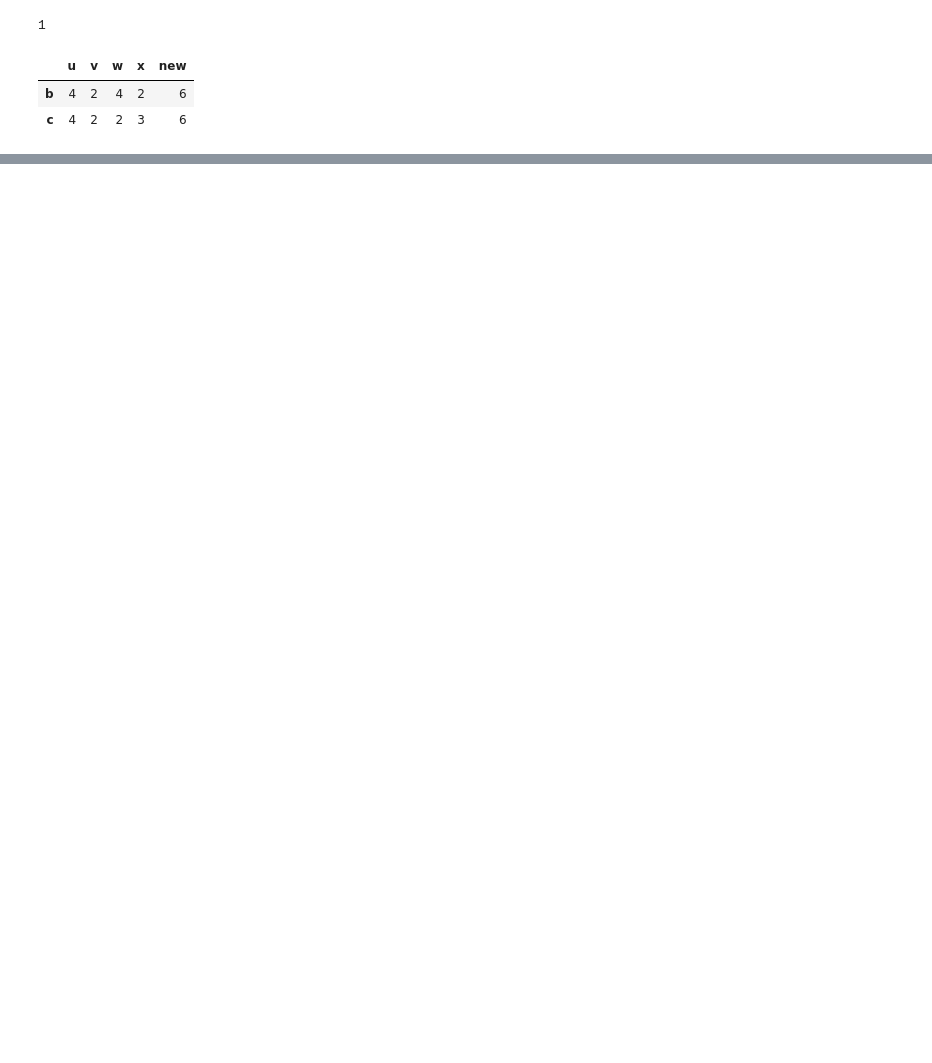
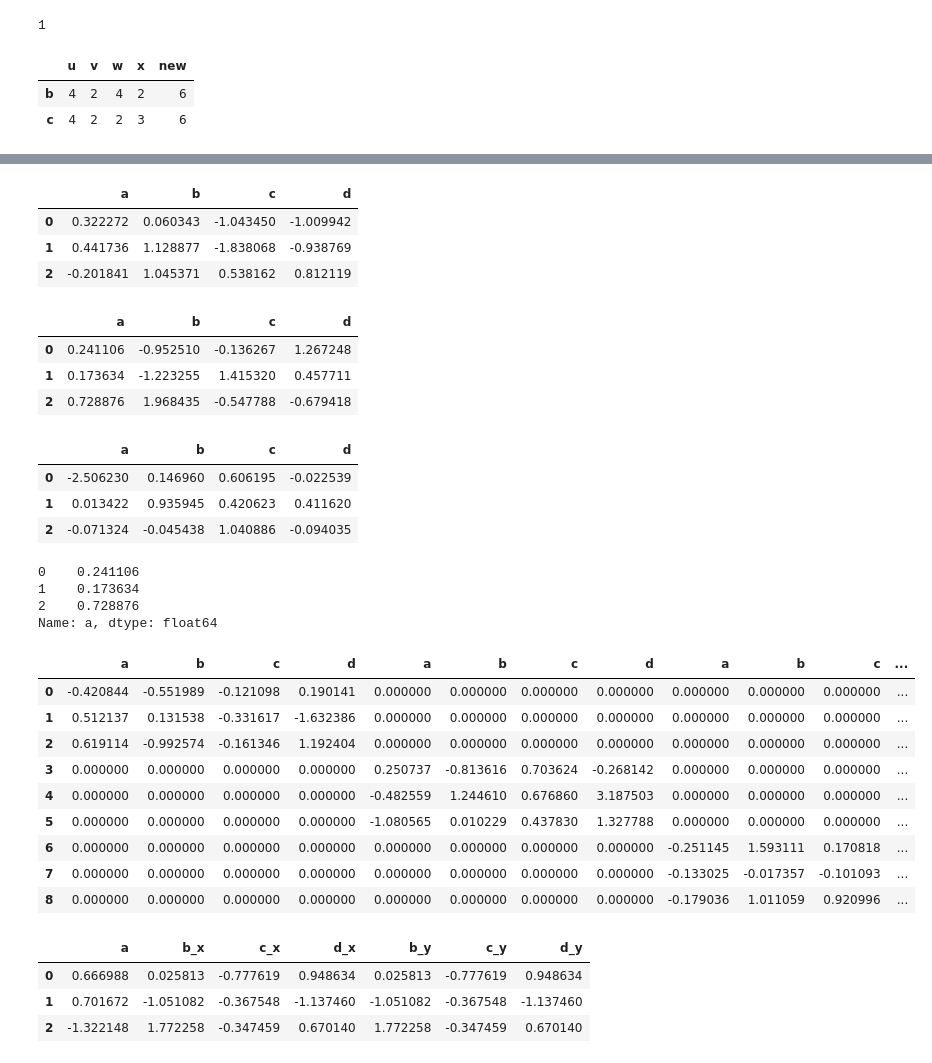
Before and after one commit to simran417/Data-Science, a Jupyter notebook: pandas/lec2.ipynb, the cells around one changed output, grey strips where cells are left out. Saved outputs shown, nothing was run; the diff lists cells and outputs as text; code cells hidden in the pictures; blank space fills up the shorter version.

```diff
--- a/pandas/lec2.ipynb
+++ b/pandas/lec2.ipynb
@@ -164,0 +229,31 @@ df.drop('a')
+# %%
+S1=np.random.randn(3,4)
+S2=np.random.randn(3,4)
+S3=np.random.randn(3,4)
+# Df1=pd.DataFrame(S1,columns=['a','b','c','d'], index=[0,1,2])
+# Df2=pd.DataFrame(S2,columns=['a','b','c','d'], index=[0,1,2])
+# Df3=pd.DataFrame(S3,columns=['a','b','c','d'], index=[0,1,2])
+Df1=pd.DataFrame(S1,columns=['a','b','c','d'], index=[0,1,2])
+Df2=pd.DataFrame(S2,columns=['a','b','c','d'], index=[3,4,5])
+Df3=pd.DataFrame(S3,columns=['a','b','c','d'], index=[6,7,8])
+# %%
+Df1
+# %% [output]
+|  | a | b | c | d |
+| 0 | 0.322272 | 0.060343 | -1.043450 | -1.009942 |
+| 1 | 0.441736 | 1.128877 | -1.838068 | -0.938769 |
+| 2 | -0.201841 | 1.045371 | 0.538162 | 0.812119 |
+# %%
+Df2
+# %% [output]
+|  | a | b | c | d |
+| 0 | 0.241106 | -0.952510 | -0.136267 | 1.267248 |
+| 1 | 0.173634 | -1.223255 | 1.415320 | 0.457711 |
+| 2 | 0.728876 | 1.968435 | -0.547788 | -0.679418 |
+# %%
+Df3
+# %% [output]
+|  | a | b | c | d |
+| 0 | -2.506230 | 0.146960 | 0.606195 | -0.022539 |
+| 1 | 0.013422 | 0.935945 | 0.420623 | 0.411620 |
+| 2 | -0.071324 | -0.045438 | 1.040886 | -0.094035 |
@@ -164,0 +264,42 @@ df.drop('a')
+# %%
+# to extract 0 index value (by default indexes are unique)
+Df4.loc[0]
+Df5.iloc[:,4]
+# %% [output]
+0    0.241106
+1    0.173634
+2    0.728876
+Name: a, dtype: float64
+# %%
+pd.concat([Df1,Df2,Df3],axis=1)
+# to replace nan value with 0
+pd.concat([Df1,Df2,Df3],axis=1).fillna(0)
+# %% [output]
+|  | a | b | c | d | a | b | c | d | a | b | c | ... |
+| 0 | -0.420844 | -0.551989 | -0.121098 | 0.190141 | 0.000000 | 0.000000 | 0.000000 | 0.000000 | 0.000000 | 0.000000 | 0.000000 | ... |
+| 1 | 0.512137 | 0.131538 | -0.331617 | -1.632386 | 0.000000 | 0.000000 | 0.000000 | 0.000000 | 0.000000 | 0.000000 | 0.000000 | ... |
+| 2 | 0.619114 | -0.992574 | -0.161346 | 1.192404 | 0.000000 | 0.000000 | 0.000000 | 0.000000 | 0.000000 | 0.000000 | 0.000000 | ... |
+| 3 | 0.000000 | 0.000000 | 0.000000 | 0.000000 | 0.250737 | -0.813616 | 0.703624 | -0.268142 | 0.000000 | 0.000000 | 0.000000 | ... |
+| 4 | 0.000000 | 0.000000 | 0.000000 | 0.000000 | -0.482559 | 1.244610 | 0.676860 | 3.187503 | 0.000000 | 0.000000 | 0.000000 | ... |
+| 5 | 0.000000 | 0.000000 | 0.000000 | 0.000000 | -1.080565 | 0.010229 | 0.437830 | 1.327788 | 0.000000 | 0.000000 | 0.000000 | ... |
+| 6 | 0.000000 | 0.000000 | 0.000000 | 0.000000 | 0.000000 | 0.000000 | 0.000000 | 0.000000 | -0.251145 | 1.593111 | 0.170818 | ... |
+| 7 | 0.000000 | 0.000000 | 0.000000 | 0.000000 | 0.000000 | 0.000000 | 0.000000 | 0.000000 | -0.133025 | -0.017357 | -0.101093 | ... |
+| 8 | 0.000000 | 0.000000 | 0.000000 | 0.000000 | 0.000000 | 0.000000 | 0.000000 | 0.000000 | -0.179036 | 1.011059 | 0.920996 | ... |
+# %%
+# merge operation:  (values must be same), (based on columns)
+np.random.seed(23)
+S1=np.random.randn(3,4)
+np.random.seed(23)
+S2=np.random.randn(3,4)
+Df1=pd.DataFrame(S1,columns=['a','b','c','d'], index=[0,1,2])
+Df2=pd.DataFrame(S2,columns=['a','b','c','d'], index=[3,4,5])
+Df1
+Df2
+pd.merge(Df1,Df2)
+pd.merge(Df1,Df2, on="a")  #we can take 2 or more input in on
+# pd.merge(Df1,Df2, on="a",how=Df1)  #how means all the data of df1 and take only matched data of df2, how=outer means all the data of right and left table
+# %% [output]
+|  | a | b_x | c_x | d_x | b_y | c_y | d_y |
+| 0 | 0.666988 | 0.025813 | -0.777619 | 0.948634 | 0.025813 | -0.777619 | 0.948634 |
+| 1 | 0.701672 | -1.051082 | -0.367548 | -1.137460 | -1.051082 | -0.367548 | -1.137460 |
+| 2 | -1.322148 | 1.772258 | -0.347459 | 0.670140 | 1.772258 | -0.347459 | 0.670140 |
```
Also changed, not shown: parts of 8 cells of this notebook.
